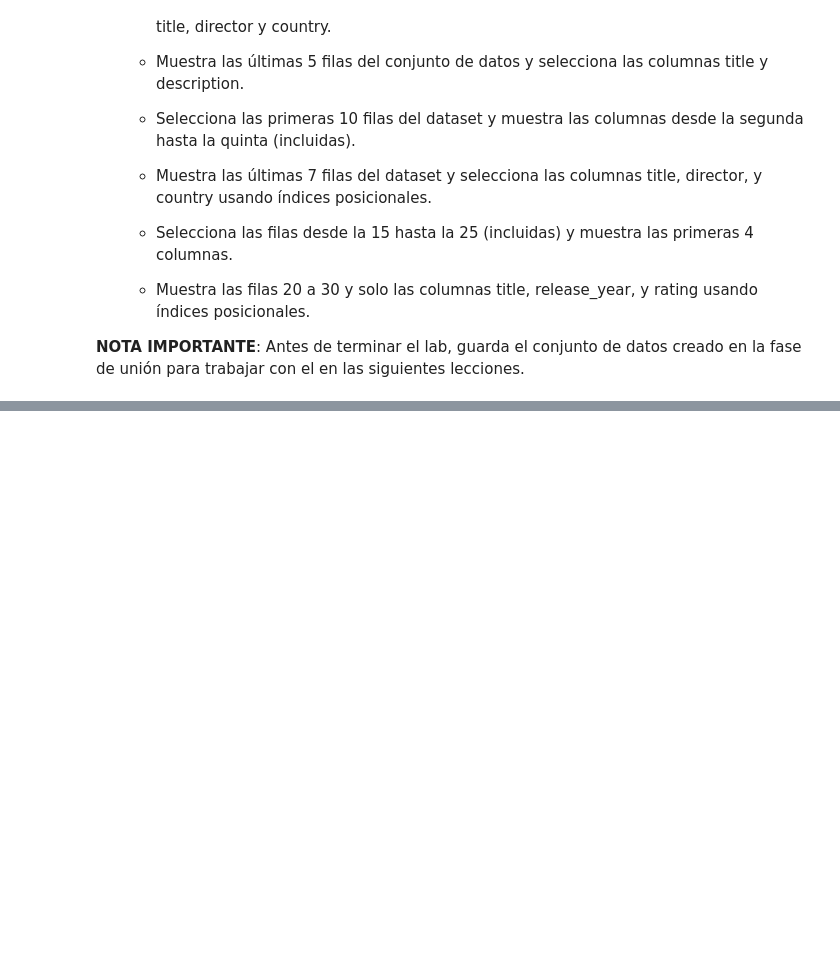
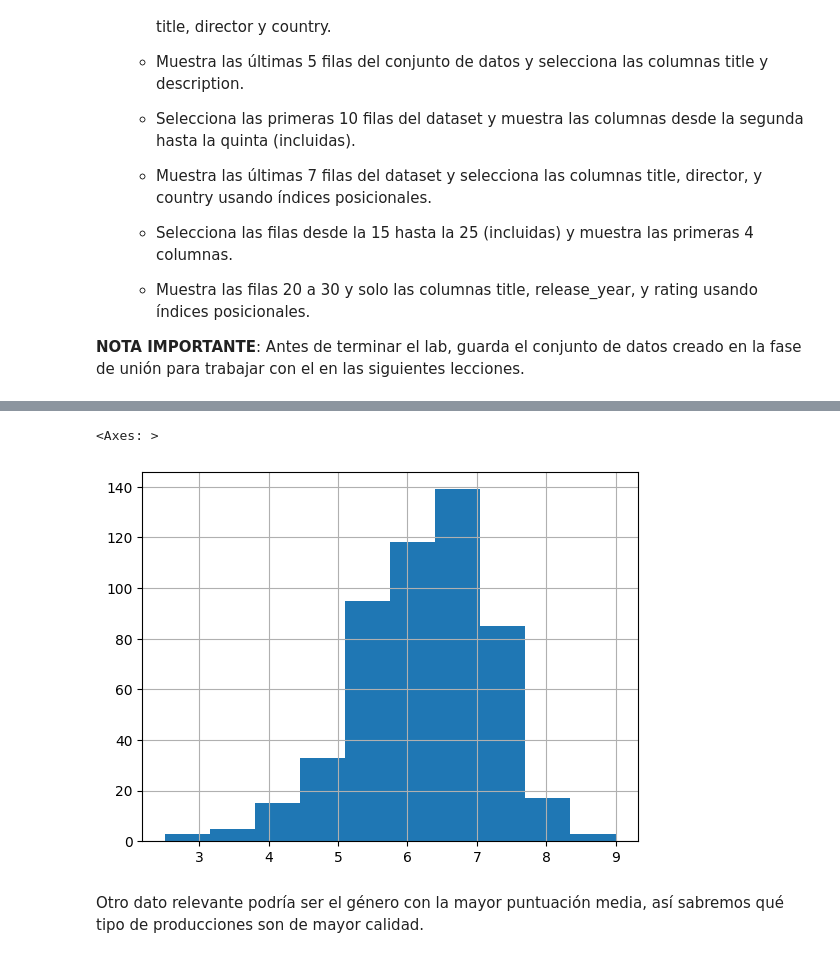
Before and after one commit to yanruwu/hackio-lab-pandas, a Jupyter notebook: laboratorio-modulo2-leccion02-eda-union.ipynb, the cells around one changed output, grey strips where cells are left out. Drawn from its saved outputs; the diff is of its cells as text; code cells hidden in the pictures; blank space fills up the shorter version.

```diff
--- a/laboratorio-modulo2-leccion02-eda-union.ipynb
+++ b/laboratorio-modulo2-leccion02-eda-union.ipynb
@@ -177,0 +181,6 @@ python = "cool"
+# %%
+titles_csv = pd.read_csv(r"datos/netflix_titles.csv", index_col = 0)
+og_csv = pd.read_csv(r"datos/netflix_originals.csv", index_col = 0)
+
+df_og = pd.DataFrame(og_csv)
+df_titles = pd.DataFrame(titles_csv)
@@ -177,0 +304,7 @@ python = "cool"
+# %%
+df_og["IMDB Score"].hist()
+# %% [output]
+<Axes: >
+[figure, added]
+# %% [markdown]
+Otro dato relevante podría ser el género con la mayor puntuación media, así sabremos qué tipo de producciones son de mayor calidad.
```
Also changed, not shown: parts of 83 cells of this notebook.
